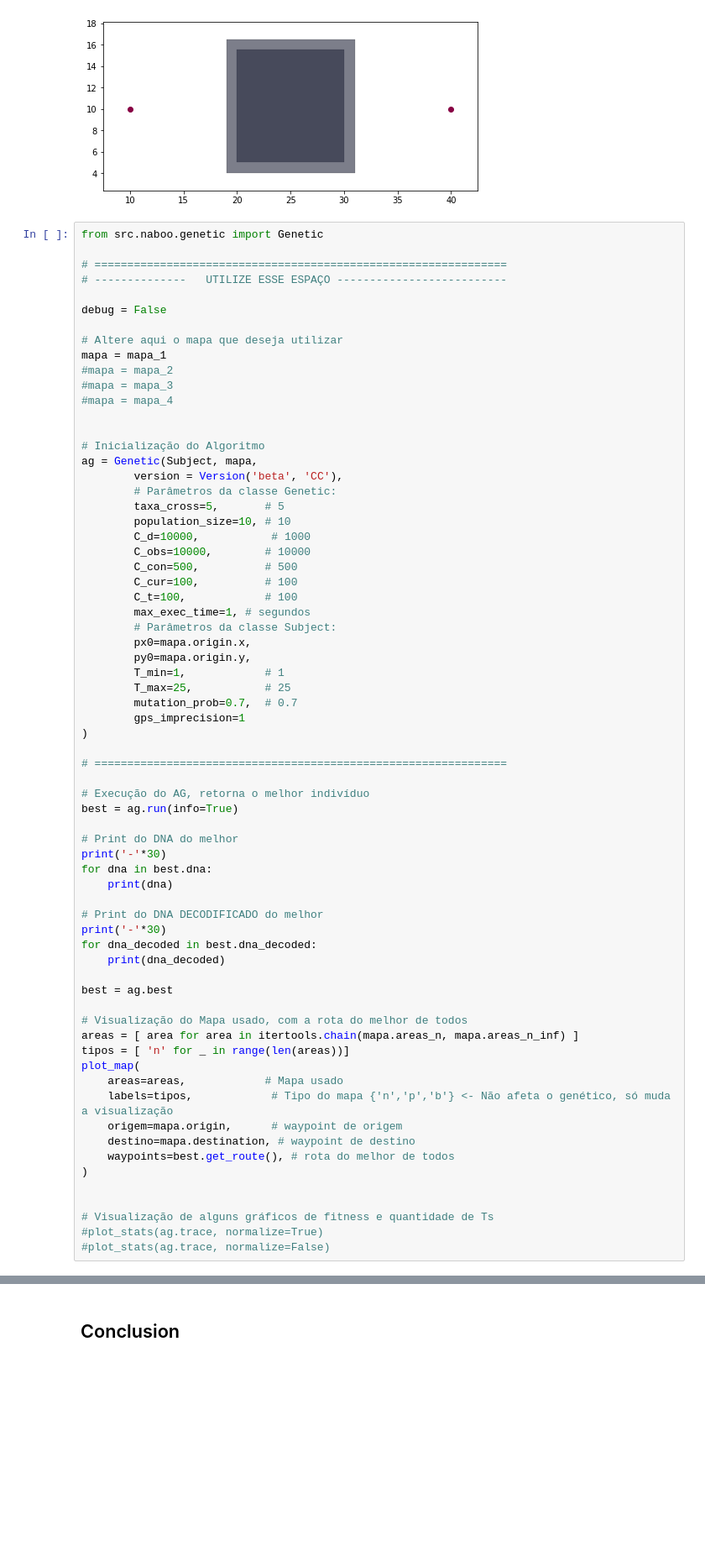
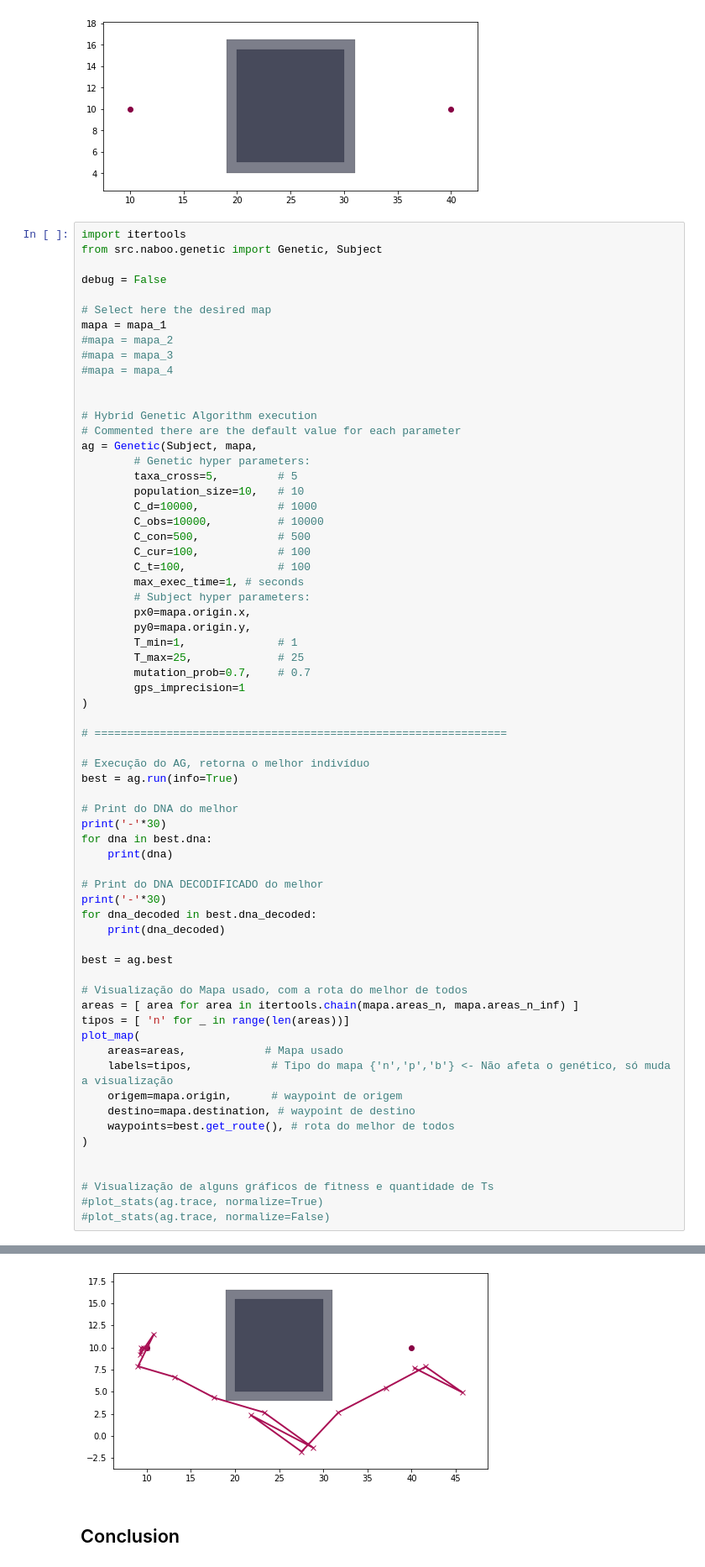
Before and after one commit to gustavo-moura/path-planning, a Jupyter notebook: reports/Paper - Genetic Algorithm Applied in UAV's Path Planning.ipynb, the cells around one changed output, grey strips where cells are left out. Shown at 84% size. Cells and saved outputs as stored; diff of their text form; blank space fills up the shorter version.

```diff
--- a/reports/Paper - Genetic Algorithm Applied in UAV's Path Planning.ipynb
+++ b/reports/Paper - Genetic Algorithm Applied in UAV's Path Planning.ipynb
@@ -761,38 +759,36 @@ vis_mapa(mapa_1)
 # %% [output]
 [figure]
 # %%
-from src.naboo.genetic import Genetic
-
-# ===============================================================
-# --------------   UTILIZE ESSE ESPAÇO --------------------------
+import itertools
+from src.naboo.genetic import Genetic, Subject
 
 debug = False
 
-# Altere aqui o mapa que deseja utilizar
+# Select here the desired map
 mapa = mapa_1
 #mapa = mapa_2
 #mapa = mapa_3
 #mapa = mapa_4
 
 
-# Inicialização do Algoritmo
+# Hybrid Genetic Algorithm execution
+# Commented there are the default value for each parameter
 ag = Genetic(Subject, mapa,
-        version = Version('beta', 'CC'),
-        # Parâmetros da classe Genetic:
-        taxa_cross=5,       # 5
-        population_size=10, # 10
-        C_d=10000,           # 1000
-        C_obs=10000,        # 10000
-        C_con=500,          # 500
-        C_cur=100,          # 100
-        C_t=100,            # 100
-        max_exec_time=1, # segundos
-        # Parâmetros da classe Subject:
+        # Genetic hyper parameters:
+        taxa_cross=5,         # 5
+        population_size=10,   # 10
+        C_d=10000,            # 1000
+        C_obs=10000,          # 10000
+        C_con=500,            # 500
+        C_cur=100,            # 100
+        C_t=100,              # 100
+        max_exec_time=1, # seconds
+        # Subject hyper parameters:
         px0=mapa.origin.x,
         py0=mapa.origin.y,
-        T_min=1,            # 1
-        T_max=25,           # 25
-        mutation_prob=0.7,  # 0.7
+        T_min=1,              # 1
+        T_max=25,             # 25
+        mutation_prob=0.7,    # 0.7
         gps_imprecision=1
 )
 
@@ -833,3 +845,4 @@ NameError: name 'Genetic' is not defined
+[figure, added]
 # %% [markdown]
 ## Conclusion
 # %% [markdown]
```
Also changed, not shown: parts of 30 cells of this notebook.
